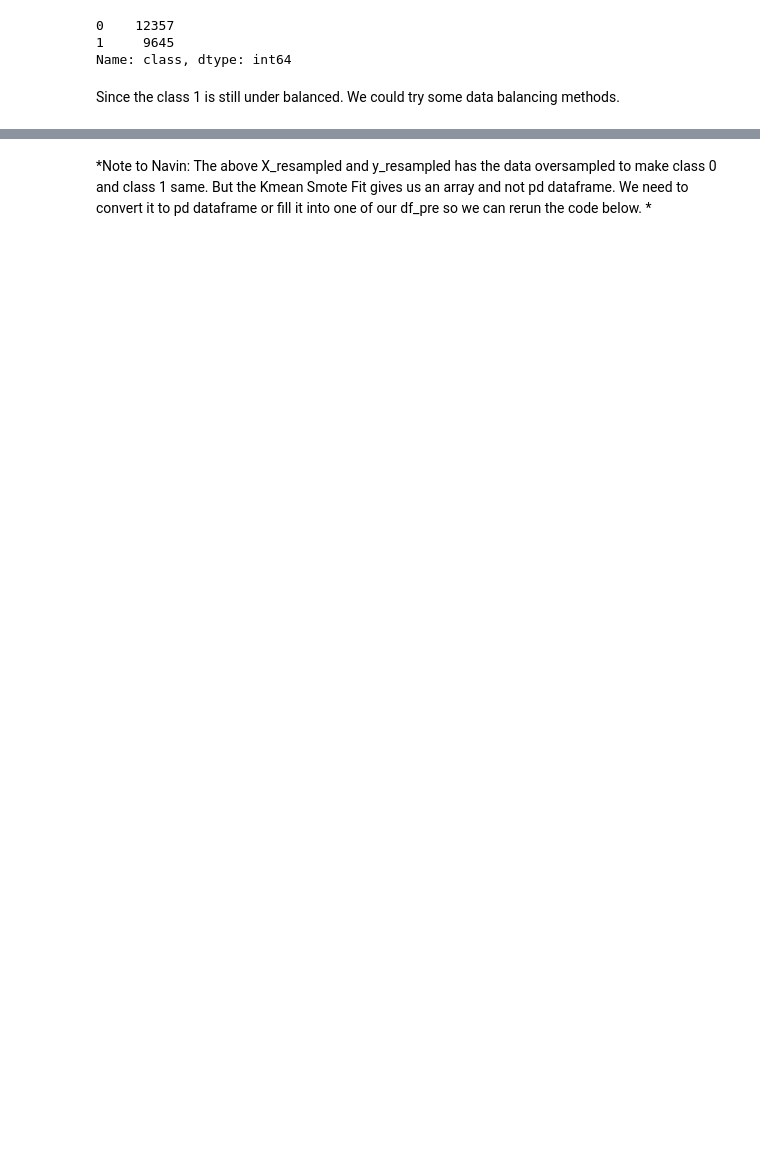
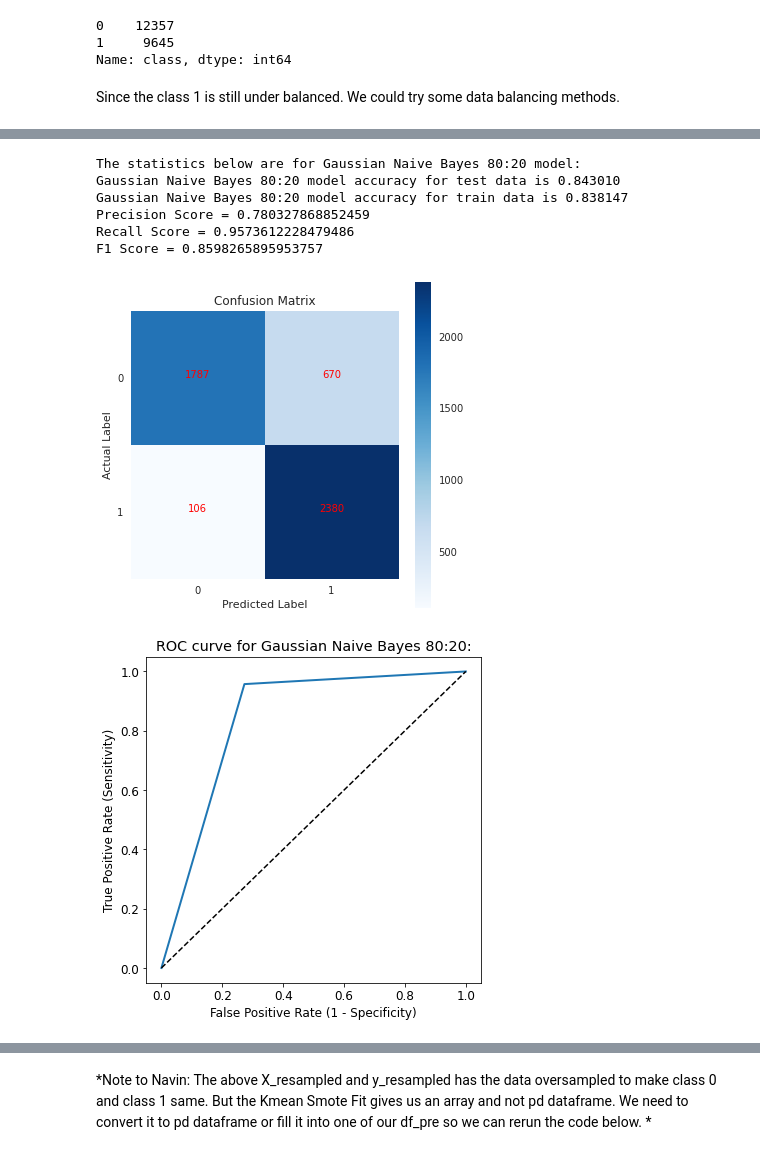
Before and after one commit to rakeshvitta/rakeshvitta, a Jupyter notebook: Group250_Anamoly.ipynb, the cells around one changed output, grey strips where cells are left out. Saved outputs shown, nothing was run; the diff lists cells and outputs as text; code cells hidden in the pictures; blank space fills up the shorter version.

Commit message:
Changes to Preprocessing and Test secitios,

```diff
--- a/Group250_Anamoly.ipynb
+++ b/Group250_Anamoly.ipynb
@@ -487,0 +490,5 @@ X_normalized1 = normalize(X, norm='l2', axis=1, copy=True, return_norm=False)
+# %%
+#Using OverSampling
+ros = RandomOverSampler(random_state=0)
+ros.fit(X_normalized1, y)
+X_resampled, y_resampled = ros.fit_resample(X, y)
@@ -498,6 +532,7 @@ def run_NB_classifiers(X_train, y_train, X_test, y_test):
   mnb = MultinomialNB()
   mnb.fit(X_train, y_train.to_numpy().reshape(-1))
   print("Multinomial Bayes score: ",mnb.score(X_test, y_test))
+  return (gnb, bnb, mnb)
 # %% [markdown]
 Case 1 :   Train = 80 % Test = 20%  [ x_train1,y_train1] = 80% ;
 # %%
@@ -535,0 +586,5 @@ Since the class 1 is still under balanced. We could try some data balancing meth
+# %%
+X_train_over, X_test_over, y_train_over, y_test_over = train_test_split(X_resampled, y_resampled, train_size = 0.8, test_size=0.2)
+print(X_train_over.shape, X_test_over.shape, y_train_over.shape, y_test_over.shape)
+print("F-Score for different NB Classifiers after data balancing using Imbalance learning Oversampling")
+(gnb_oversample, bnb_oversample, mnb_oversample) = run_NB_classifiers(X_train_over, y_train_over, X_test_over, y_test_over)
@@ -535,0 +620,11 @@ Since the class 1 is still under balanced. We could try some data balancing meth
+# %%
+get_performance_metrics("Gaussian Naive Bayes 80:20", gnb_oversample, X_train_over, X_test_over,y_train_over,y_test_over)
+# %% [output]
+The statistics below are for Gaussian Naive Bayes 80:20 model:
+Gaussian Naive Bayes 80:20 model accuracy for test data is 0.843010
+Gaussian Naive Bayes 80:20 model accuracy for train data is 0.838147
+Precision Score = 0.780327868852459
+Recall Score = 0.9573612228479486
+F1 Score = 0.8598265895953757
+[figure, added]
+[figure, added]
```
Also changed, not shown: parts of 65 cells of this notebook.
